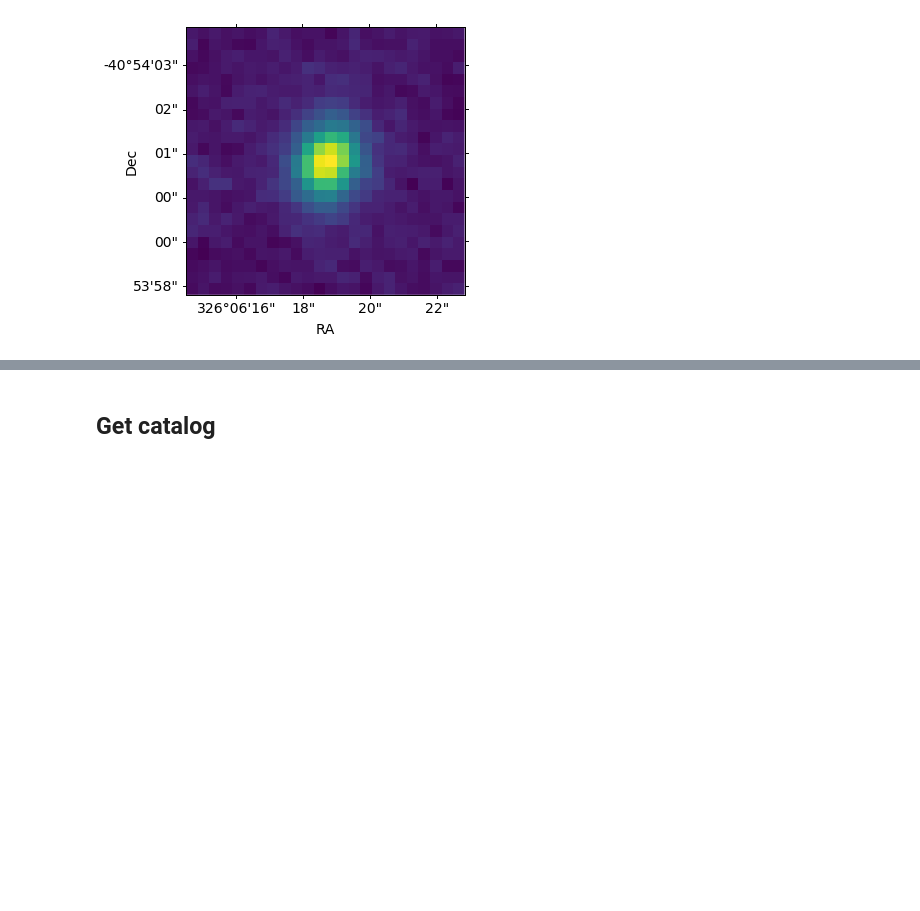
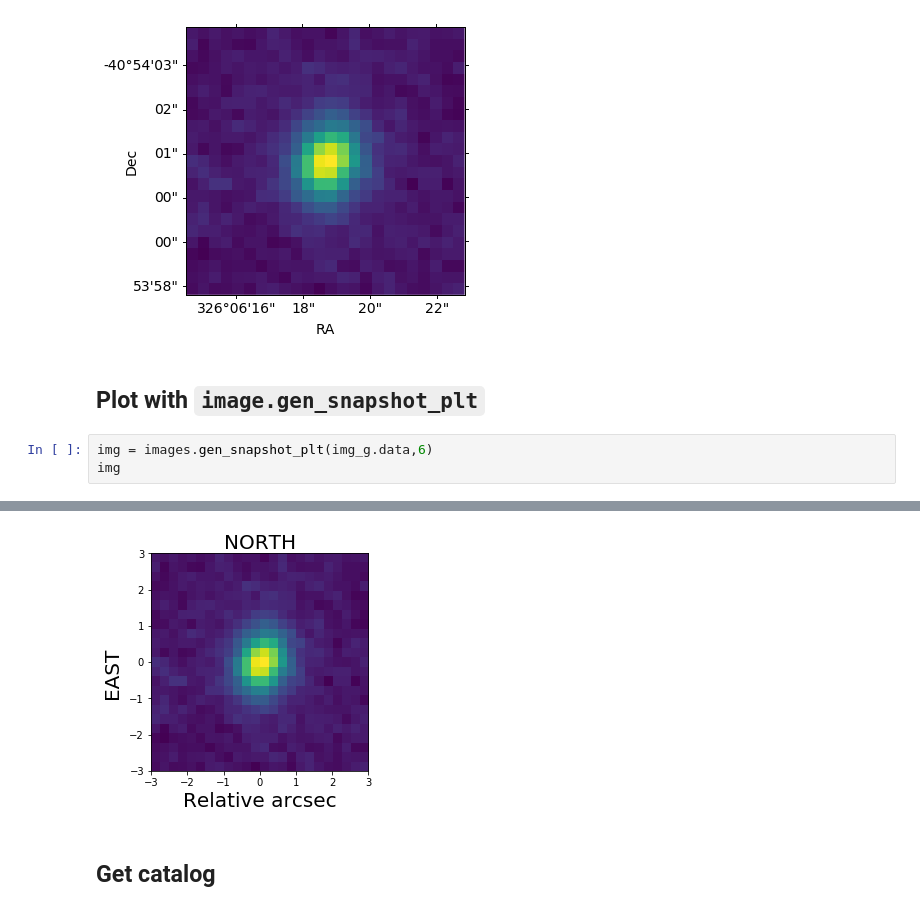
Before and after one commit to realfastvla/rf_meta_query, a Jupyter notebook: docs/nb/des_image.ipynb, the cells around one changed output, grey strips where cells are left out. Cells and saved outputs as stored; diff of their text form; blank space fills up the shorter version.

Commit message:
bug fixes and output des plots

```diff
--- a/docs/nb/des_image.ipynb
+++ b/docs/nb/des_image.ipynb
@@ -88,3 +92,9 @@ plt.show()
 # %% [output]
 WARNING: FITSFixedWarning: 'datfix' made the change 'Changed '' to '2014-10-21T03:12:45.272''. [astropy.wcs.wcs]
 [figure]
+# %% [markdown]
+## Plot with `image.gen_snapshot_plt`
+# %%
+img = images.gen_snapshot_plt(img_g.data,6)
+img
+# %% [output]
@@ -91,3 +102,4 @@ WARNING: FITSFixedWarning: 'datfix' made the change 'Changed '' to '2014-10-21T0
+[figure, added]
 # %% [markdown]
 ## Get catalog
 # %%
```
Also changed, not shown: parts of 4 cells of this notebook, 2 other files.
